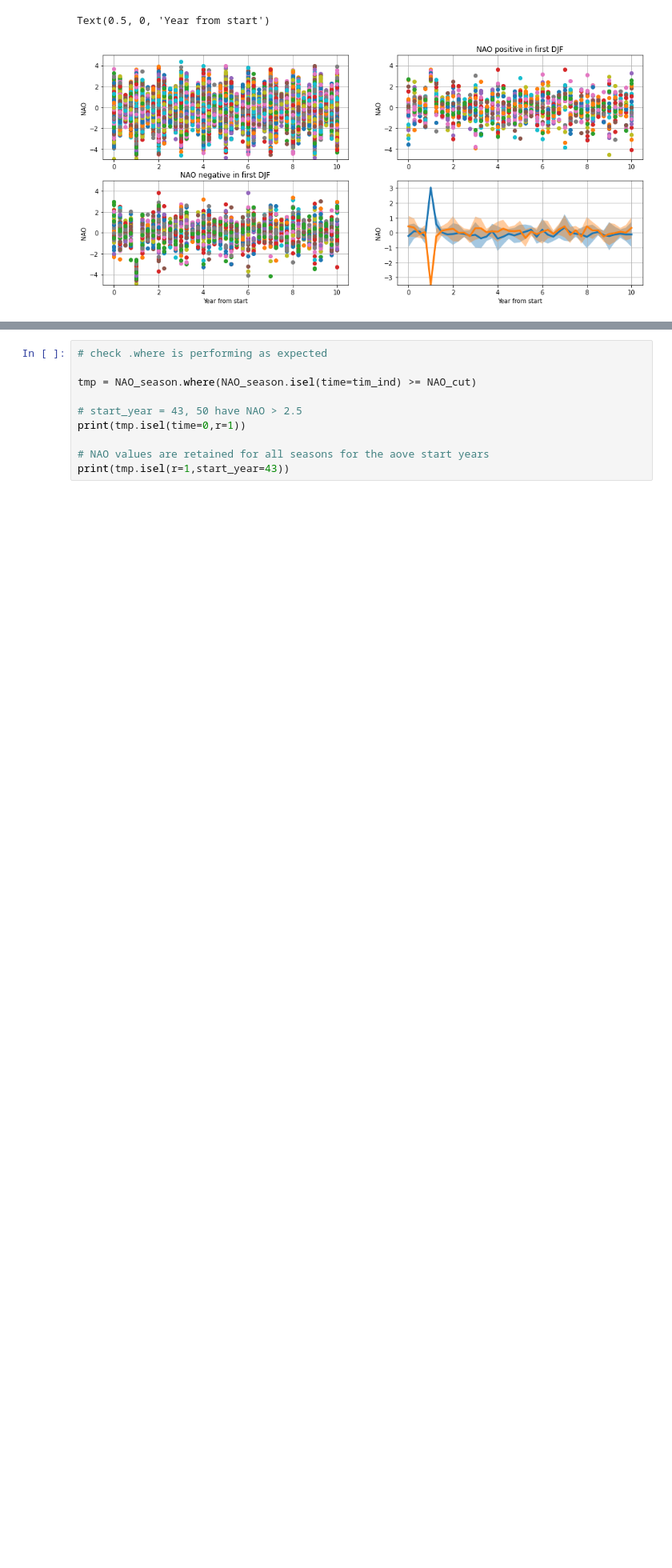
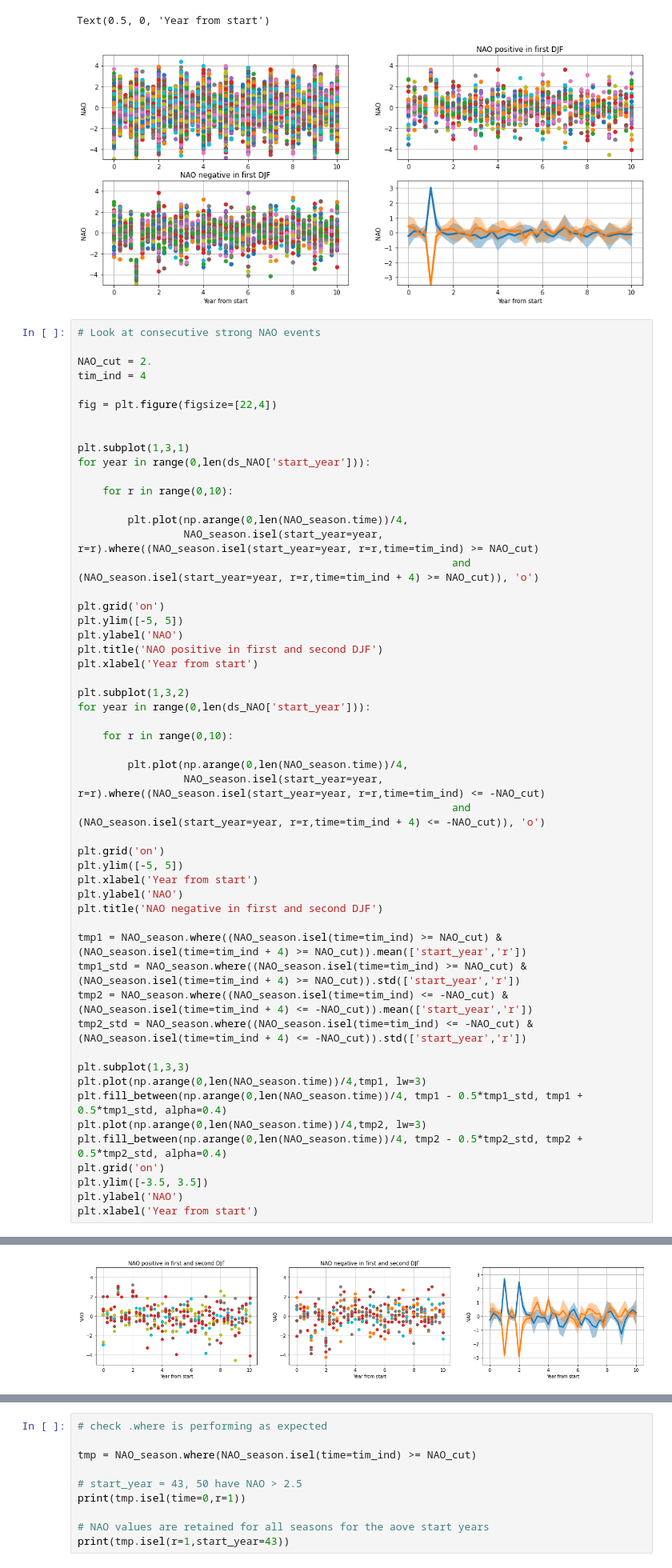
Before and after one commit to hmkhatri/AMOC_Variability_DePreSys_MET, a Jupyter notebook: Notebooks/Analysis/NAO_Overturning_Correlate.ipynb, the cells around one changed output, grey strips where cells are left out. Shown at 80% size. Cells and saved outputs as stored; diff of their text form; blank space fills up the shorter version.

```diff
--- a/Notebooks/Analysis/NAO_Overturning_Correlate.ipynb
+++ b/Notebooks/Analysis/NAO_Overturning_Correlate.ipynb
@@ -253,3 +296,57 @@ plt.xlabel('Year from start')
 # %% [output]
 Text(0.5, 0, 'Year from start')
 [figure]
+# %%
+# Look at consecutive strong NAO events
+
+NAO_cut = 2.
+tim_ind = 4
+
+fig = plt.figure(figsize=[22,4])
+
+
+plt.subplot(1,3,1)
+for year in range(0,len(ds_NAO['start_year'])):
+
+    for r in range(0,10):
+
+        plt.plot(np.arange(0,len(NAO_season.time))/4,
+                 NAO_season.isel(start_year=year, r=r).where((NAO_season.isel(start_year=year, r=r,time=tim_ind) >= NAO_cut)
+                                                            and (NAO_season.isel(start_year=year, r=r,time=tim_ind + 4) >= NAO_cut)), 'o')
+
+plt.grid('on')
+plt.ylim([-5, 5])
+plt.ylabel('NAO')
+plt.title('NAO positive in first and second DJF')
+plt.xlabel('Year from start')
+
+plt.subplot(1,3,2)
+for year in range(0,len(ds_NAO['start_year'])):
+
+    for r in range(0,10):
+
+        plt.plot(np.arange(0,len(NAO_season.time))/4,
+                 NAO_season.isel(start_year=year, r=r).where((NAO_season.isel(start_year=year, r=r,time=tim_ind) <= -NAO_cut)
+                                                            and (NAO_season.isel(start_year=year, r=r,time=tim_ind + 4) <= -NAO_cut)), 'o')
+
+plt.grid('on')
+plt.ylim([-5, 5])
+plt.xlabel('Year from start')
+plt.ylabel('NAO')
+plt.title('NAO negative in first and second DJF')
+
+tmp1 = NAO_season.where((NAO_season.isel(time=tim_ind) >= NAO_cut) & (NAO_season.isel(time=tim_ind + 4) >= NAO_cut)).mean(['start_year','r'])
+tmp1_std = NAO_season.where((NAO_season.isel(time=tim_ind) >= NAO_cut) & (NAO_season.isel(time=tim_ind + 4) >= NAO_cut)).std(['start_year','r'])
+tmp2 = NAO_season.where((NAO_season.isel(time=tim_ind) <= -NAO_cut) & (NAO_season.isel(time=tim_ind + 4) <= -NAO_cut)).mean(['start_year','r'])
+tmp2_std = NAO_season.where((NAO_season.isel(time=tim_ind) <= -NAO_cut) & (NAO_season.isel(time=tim_ind + 4) <= -NAO_cut)).std(['start_year','r'])
+
+plt.subplot(1,3,3)
+plt.plot(np.arange(0,len(NAO_season.time))/4,tmp1, lw=3)
+plt.fill_between(np.arange(0,len(NAO_season.time))/4, tmp1 - 0.5*tmp1_std, tmp1 + 0.5*tmp1_std, alpha=0.4)
+plt.plot(np.arange(0,len(NAO_season.time))/4,tmp2, lw=3)
+plt.fill_between(np.arange(0,len(NAO_season.time))/4, tmp2 - 0.5*tmp2_std, tmp2 + 0.5*tmp2_std, alpha=0.4)
+plt.grid('on')
+plt.ylim([-3.5, 3.5])
+plt.ylabel('NAO')
+plt.xlabel('Year from start')
+# %% [output]
@@ -255,0 +354 @@ Text(0.5, 0, 'Year from start')
+[figure, added]
```
Also changed, not shown: parts of 7 cells of this notebook, 4 other files.
